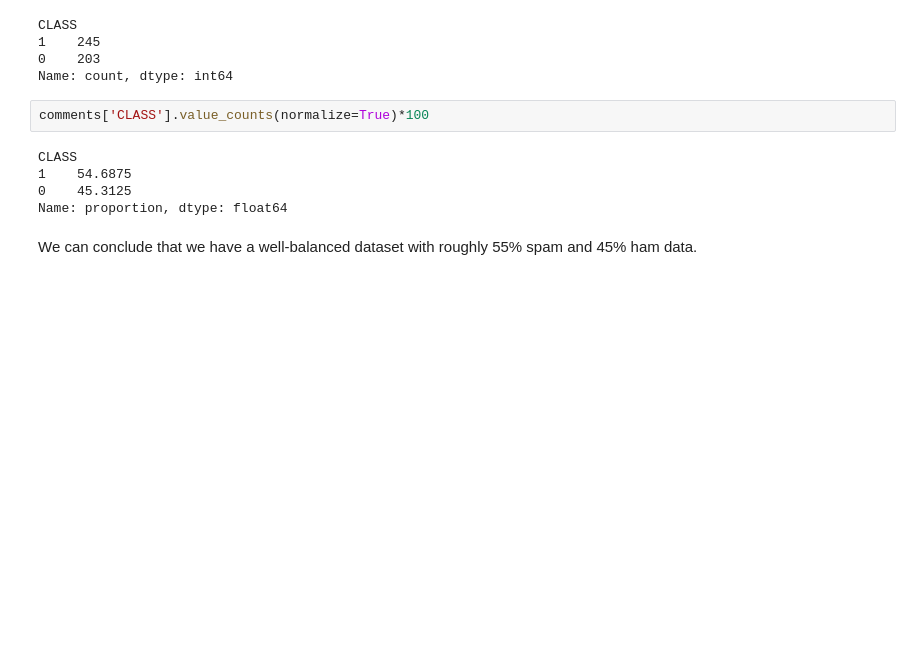
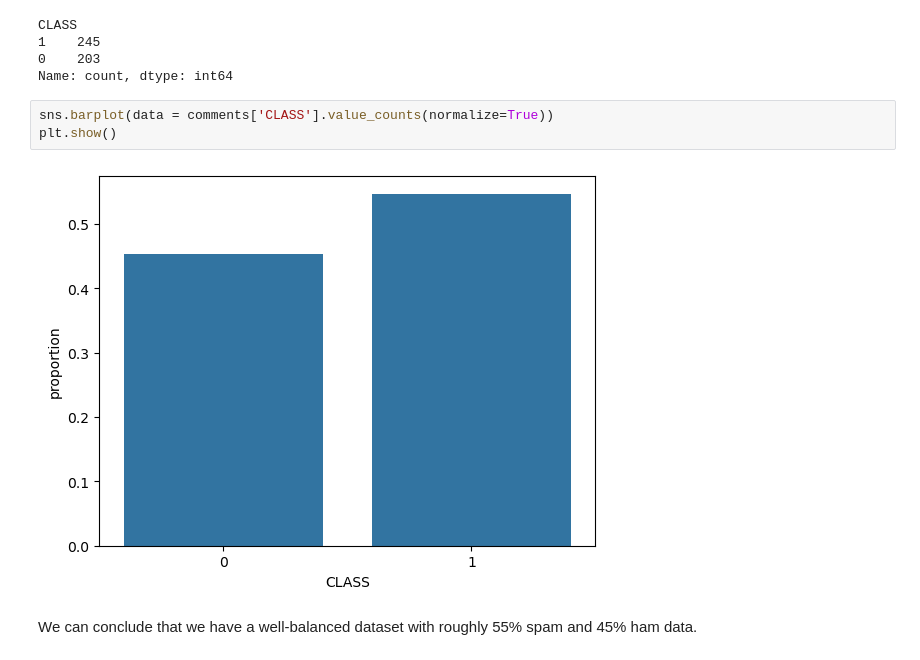
Before and after one commit to cschieberle/naive_bayes, a Jupyter notebook: youtube_spam_filter.ipynb, the cells around one changed output. Drawn from its saved outputs; the diff is of its cells as text; blank space fills up the shorter version.

Commit message:
Added plots

```diff
--- a/youtube_spam_filter.ipynb
+++ b/youtube_spam_filter.ipynb
@@ -80,13 +82,11 @@ CLASS
 1    245
 0    203
 Name: count, dtype: int64
-# %%
-comments['CLASS'].value_counts(normalize=True)*100
-# %% [output]
-CLASS
-1    54.6875
-0    45.3125
-Name: proportion, dtype: float64
+# %%
+sns.barplot(data = comments['CLASS'].value_counts(normalize=True))
+plt.show()
+# %% [output]
+[figure, added]
 # %% [markdown]
 We can conclude that we have a well-balanced dataset with roughly 55\% spam and 45\% ham data.
 # %% [markdown]
```
Also changed, not shown: parts of 5 cells of this notebook.
